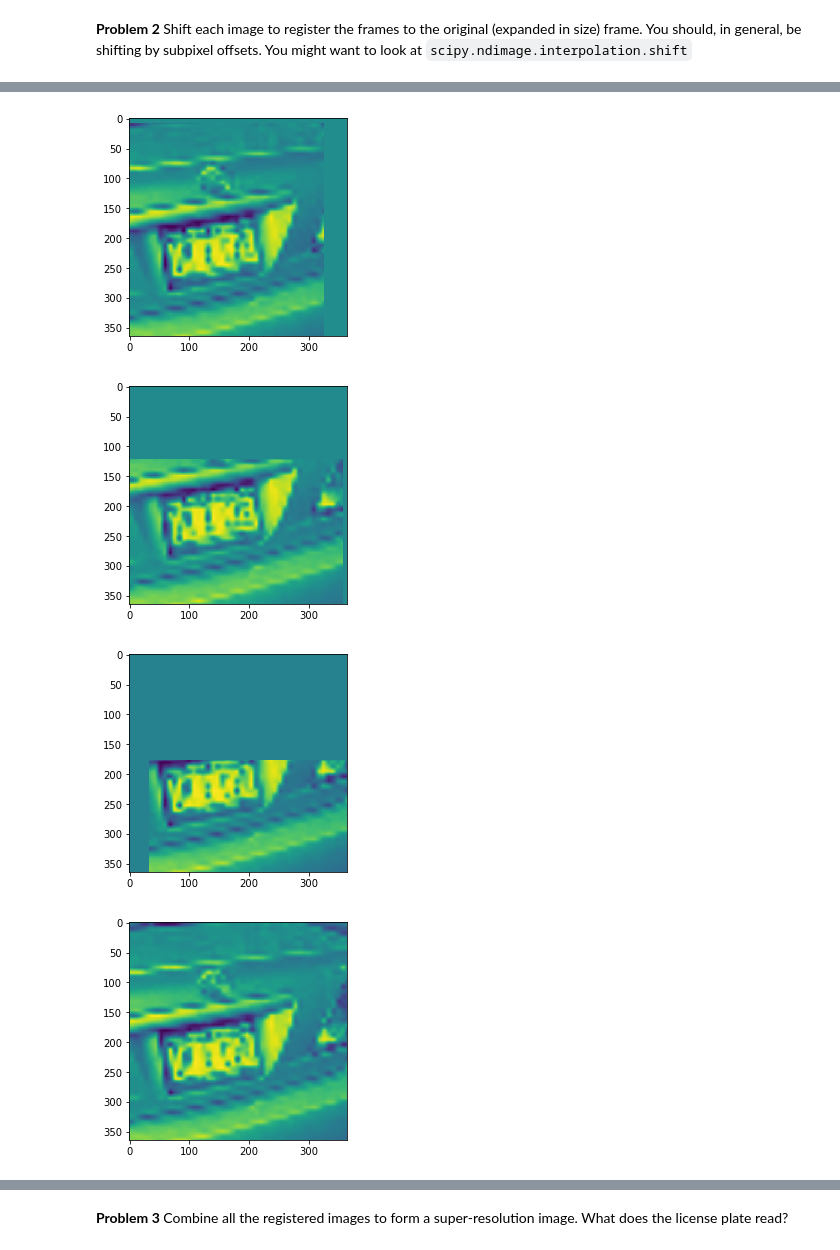
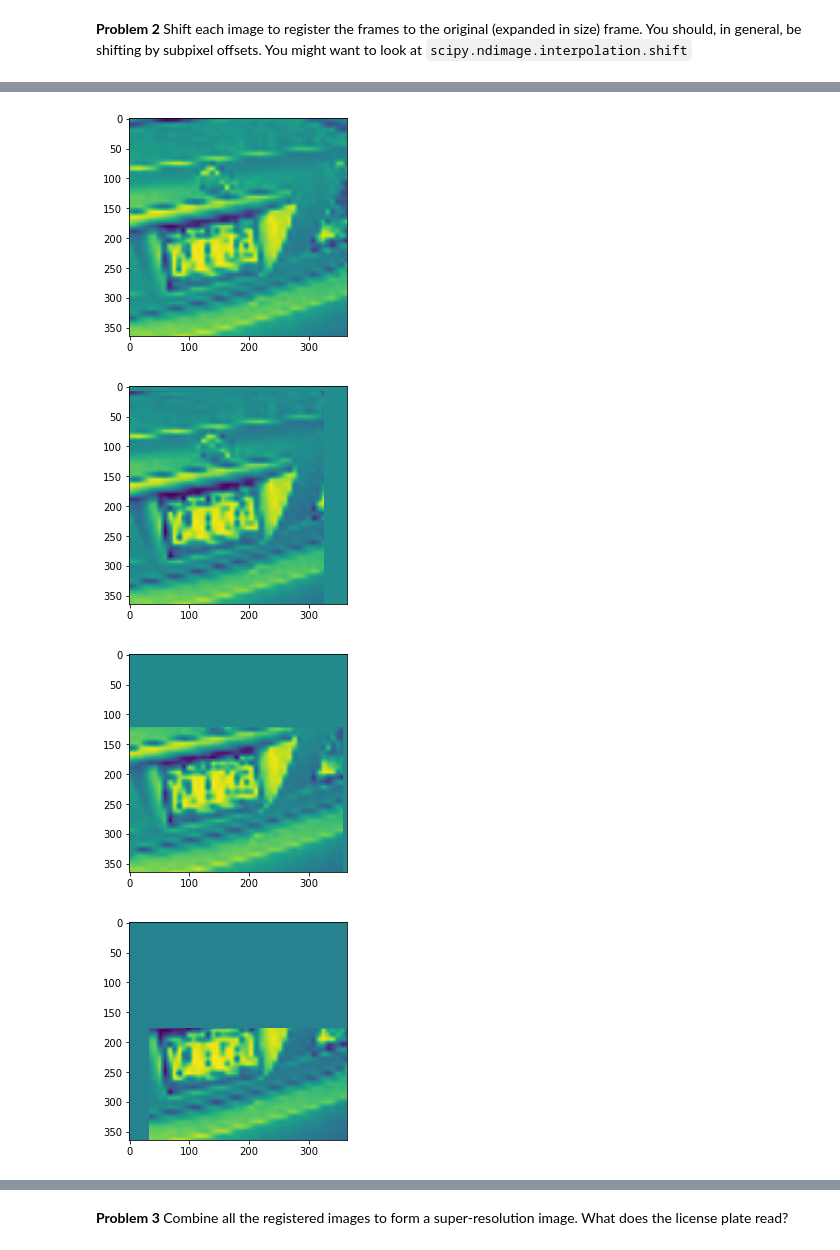
Before and after one commit to christianhbye/python_ay_250_hw, a Jupyter notebook: hw_1/hw_1_assignment.ipynb, the cells around one changed output, grey strips where cells are left out. Cells and saved outputs as stored; diff of their text form; code cells hidden in the pictures.

Commit message:
finish documenting part1 and add super image

```diff
--- a/hw_1/hw_1_assignment.ipynb
+++ b/hw_1/hw_1_assignment.ipynb
@@ -208,10 +204,11 @@ plt.imshow(im_arrays[0])
 # %%
-for i in range(1,10):
+# look at 10 images
+for i in range(10):
     plt.figure()
     plt.imshow(shifted_ims[i], interpolation='none')
     plt.show()
 # %% [output]
-[figure, old version]
+[figure, new version]
-[figure, old version]
+[figure, new version]
-[figure, old version]
+[figure, new version]
-[figure, old version]
+[figure, new version]
```
Also changed, not shown: parts of 8 cells of this notebook.
